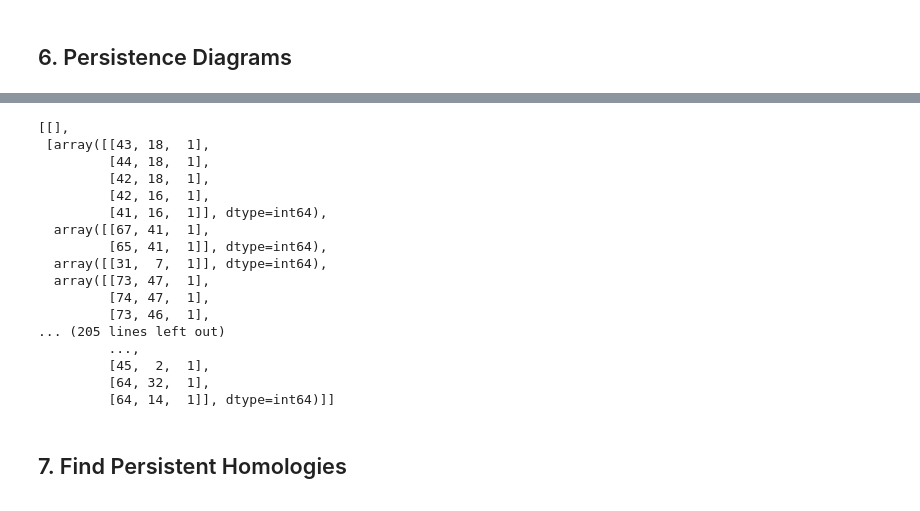
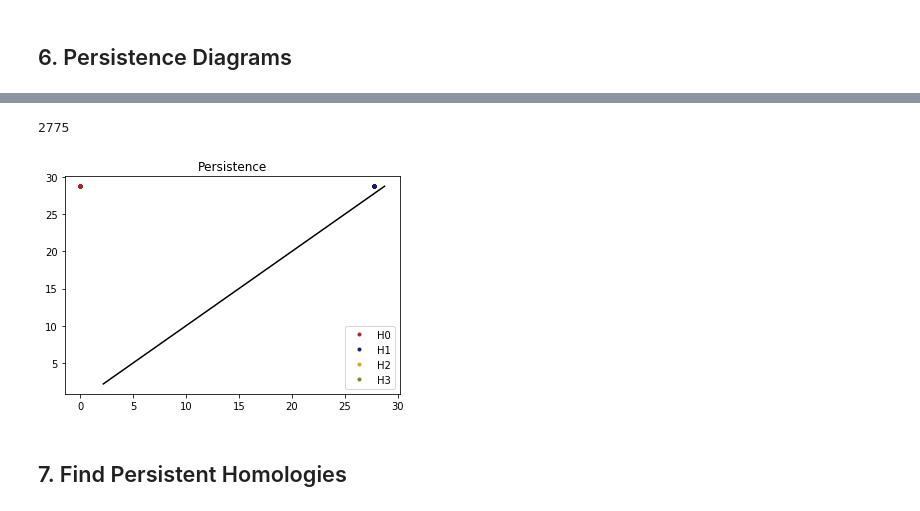
Before and after one commit to BVanDeWater/625.687, a Jupyter notebook: Notebooks/Homework12.ipynb, the cells around one changed output, grey strips where cells are left out. Drawn from its saved outputs; the diff is of its cells as text; code cells hidden in the pictures.

```diff
--- a/Notebooks/Homework12.ipynb
+++ b/Notebooks/Homework12.ipynb
@@ -157,7 +165,7 @@ def find_balls(dmatrix, radius):
     for i in range(len(dmatrix)):
         ball_centered_around_i = set()
         for j in range(len(dmatrix)):
-            if dmatrix[i][j] < radius:
+            if dmatrix[i][j] <= radius: # Changed this to be inclusive, so that radius 0 returns all vertices. Hoping this doesn't break anything!
                 ball_centered_around_i.add(j)
         ball = tuple(sorted(ball_centered_around_i))
         balls.add(ball)
@@ -165,16 +173,16 @@ def find_balls(dmatrix, radius):
 # %%
 from itertools import combinations
 
-def generate_simplicial_complexes(balls, verbose=False):
+def generate_simplicial_complex(balls, max_dim=3, verbose=False):
     """
     Treat each set like it represents a simplicial complex, and generate inclusion power sets all the way down
-    (simplicial complexes are closed under interection; if (abc), then (ab), (ac), and (bc) must be in the set)
+    (simplicial complexes are closed under intersection; if (abc), then (ab), (ac), and (bc) must be in the set)
     """
     combs = set()
     for simplicial_complex in balls:
         if verbose:
             print(simplicial_complex, "\n")
-        for i in range(1, 4):
+        for i in range(1, max_dim+2):
             i_length_combos = combinations(simplicial_complex, i)
             for combo in i_length_combos:
                 combs.add(tuple(sorted(combo)))
@@ -338,22 +473,34 @@ plot_diagrams(diagrams, show=True)
-# %%
-rips['cocycles']
-# %% [output]
-[[],
- [array([[43, 18,  1],
-         [44, 18,  1],
-         [42, 18,  1],
-         [42, 16,  1],
-         [41, 16,  1]], dtype=int64),
-  array([[67, 41,  1],
-         [65, 41,  1]], dtype=int64),
-  array([[31,  7,  1]], dtype=int64),
-  array([[73, 47,  1],
-         [74, 47,  1],
-         [73, 46,  1],
-... (205 lines left out)
-         ...,
-         [45,  2,  1],
-         [64, 32,  1],
-         [64, 14,  1]], dtype=int64)]]
+# %%
+def persistence_diagram(datasets, _id, plot=True):
+    smplx_lives = datasets[_id]['smplx_lives']
+    H = {0:{'bs':[], 'ds':[]},
+         1:{'bs':[], 'ds':[]},
+         2:{'bs':[], 'ds':[]},
+         3:{'bs':[], 'ds':[]}}
+    colors = ['firebrick', 'midnightblue', 'goldenrod', 'olivedrab']
+    for s in smplx_lives:
+        dim = len(s)-1
+        b = smplx_lives[s][0]
+        d = smplx_lives[s][1]
+        H[dim]['bs'].append(b)
+        H[dim]['ds'].append(d)
+
+    print(len(H[1]['bs']))
+
+    if plot:
+        for dim in H:
+            plt.plot(H[dim]['bs'], H[dim]['ds'], '.', color=colors[dim], label=f'H{dim}')
+
+        plt.plot([min(datasets[_id]['distances']), max(datasets[_id]['distances'])],
+                 [min(datasets[_id]['distances']), max(datasets[_id]['distances'])],
+                 color='k')
+        plt.title("Persistence")
+        plt.legend()
+        plt.show()
+
+persistence_diagram(datasets, '19112')
+# %% [output]
+2775
+[figure, added]
 # %% [markdown]
 ## 7. Find Persistent Homologies
```
Also changed, not shown: parts of 16 cells of this notebook.
